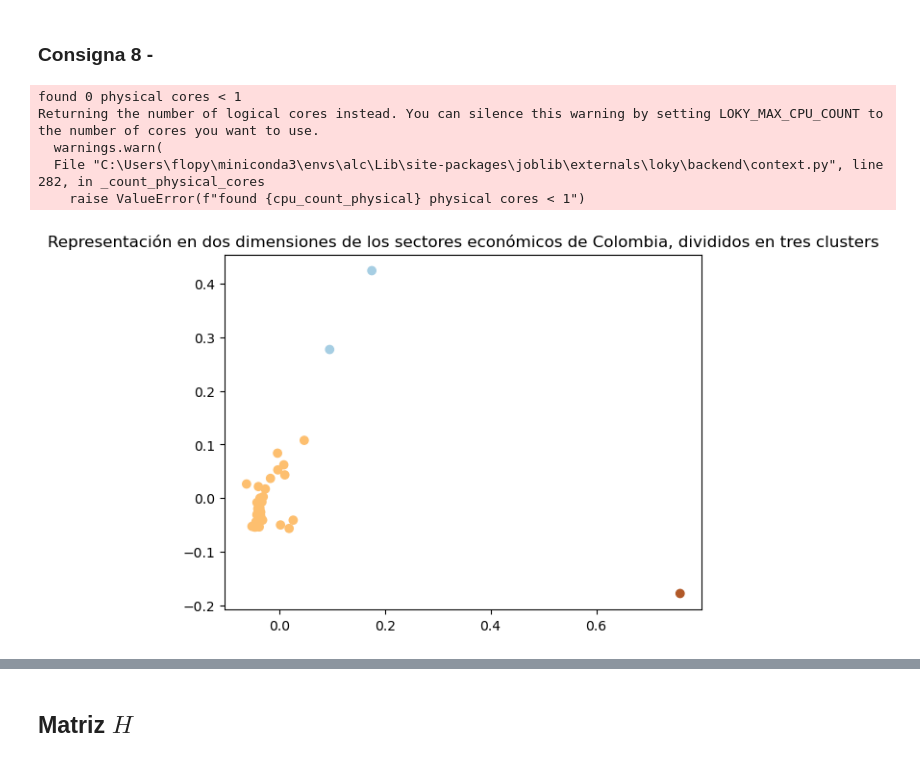
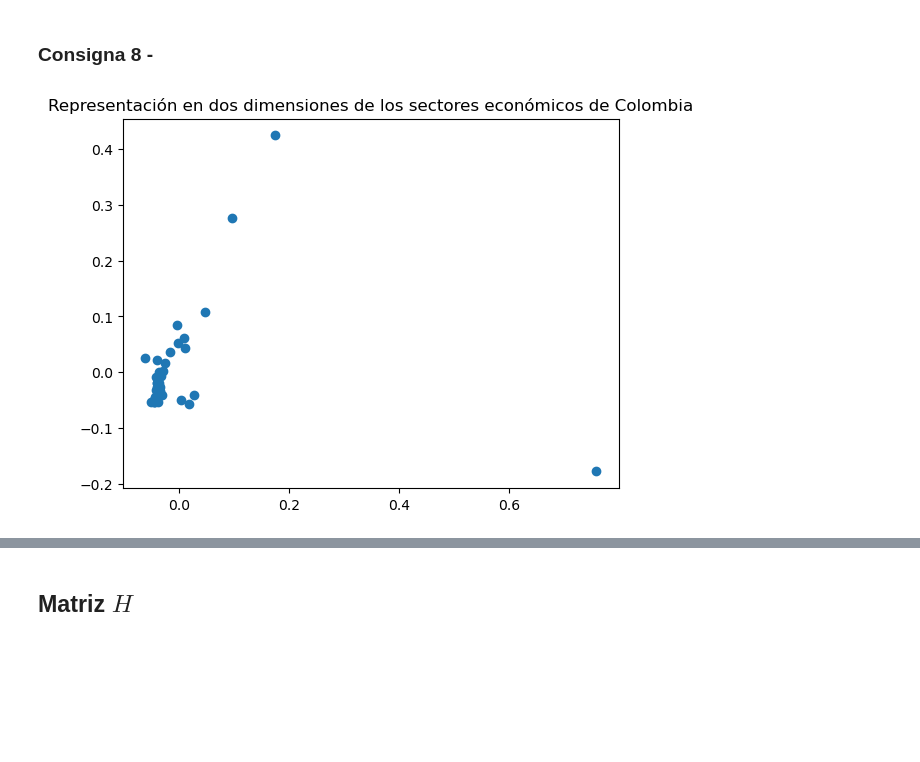
Before and after one commit to MatildaBartoli/TP2-ALC-2024, a Jupyter notebook: grupo_20_TP2.ipynb, the cells around one changed output, grey strips where cells are left out. Saved outputs shown, nothing was run; the diff lists cells and outputs as text; code cells hidden in the pictures; blank space fills up the shorter version.

Commit message:
grafico clusters consigna 8

```diff
--- a/grupo_20_TP2.ipynb
+++ b/grupo_20_TP2.ipynb
@@ -378,32 +378,16 @@ autovalor2 = autovector2.T @ C_ @ autovector2 / (np.linalg.norm(autovector2)**2)
 # %%
 #tomamos los dos vectores más representativos
 V = np.zeros((40, 2))
 V[:, 0] = autovector1
 V[:, 1] = autovector2
 
 #reducimos la matriz original según estos vectores
 reduccionArr = Arr_n @ V
 
-#hallamos los clusters
-kmeans = KMeans(n_clusters=3)
-clusters = kmeans.fit_predict(reduccionArr)
-
-#KMeans usa el algoritmo de lloyd para dividir los puntos en 3 clusters. Lo hace con el siguiente algoritmo:
-#1) Cada cluster tiene un centro. Toma tres centros aleatorios (denominados "centroides")
-#2) A cada punto le asigna un cluster según el centro más cercano.
-#3) Calcula el promedio de los puntos del cluster. Define el nuevo centro del cluster en este punto.
-#4) Repite los pasos 2) y 3) hasta que la variación de la posición del centro es trivial.
-
-
 #graficamos
 fig, ax = plt.subplots()
-ax.scatter(x = reduccionArr[:, 0], y = reduccionArr[:, 1], c=clusters, cmap='Paired')
-ax.set_title("Representación en dos dimensiones de los sectores económicos de Colombia, divididos en tres clusters")
+ax.scatter(x = reduccionArr[:, 0], y = reduccionArr[:, 1], cmap='Paired')
+ax.set_title("Representación en dos dimensiones de los sectores económicos de Colombia")
 plt.show()
 # %% [output]
-found 0 physical cores < 1
-Returning the number of logical cores instead. You can silence this warning by setting LOKY_MAX_CPU_COUNT to the number of cores you want to use.
-  warnings.warn(
-  File "C:\Users\flopy\miniconda3\envs\alc\Lib\site-packages\joblib\externals\loky\backend\context.py", line 282, in _count_physical_cores
-    raise ValueError(f"found {cpu_count_physical} physical cores < 1")
-[figure, old version]
+[figure, new version]
```
Also changed, not shown: parts of 3 cells of this notebook, 2 other files.
